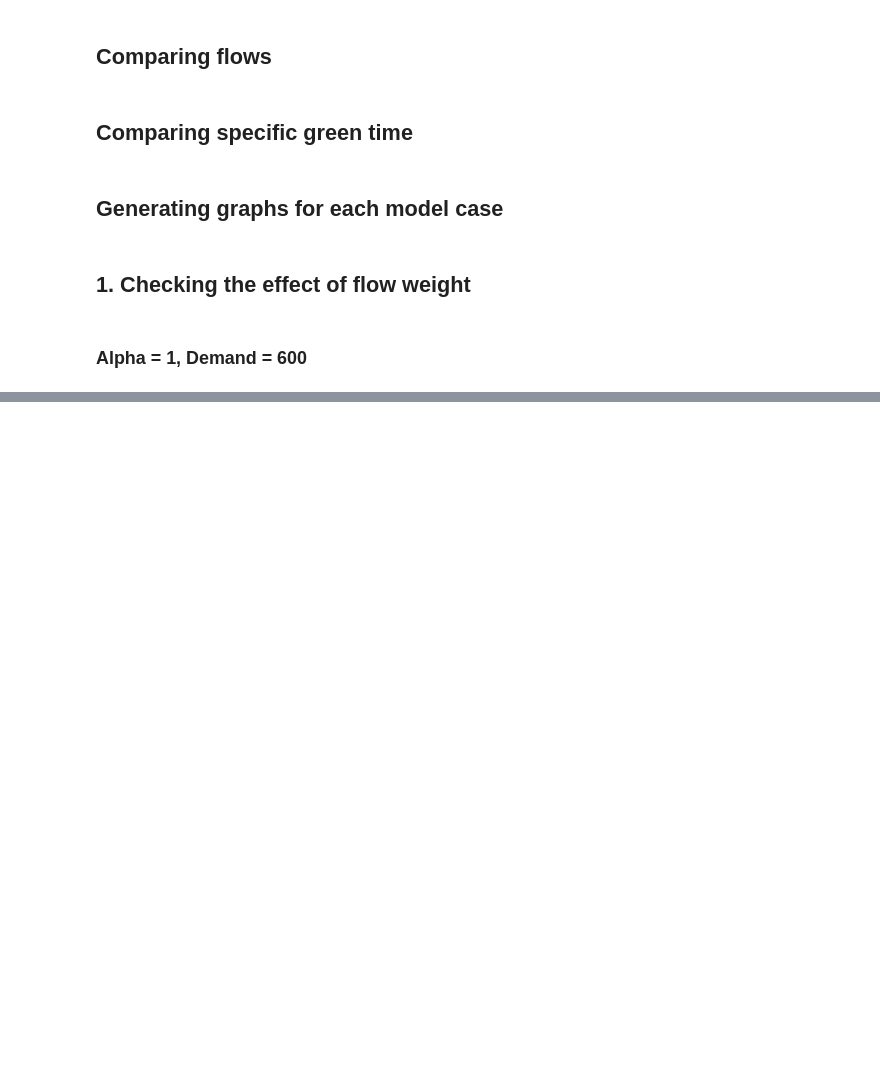
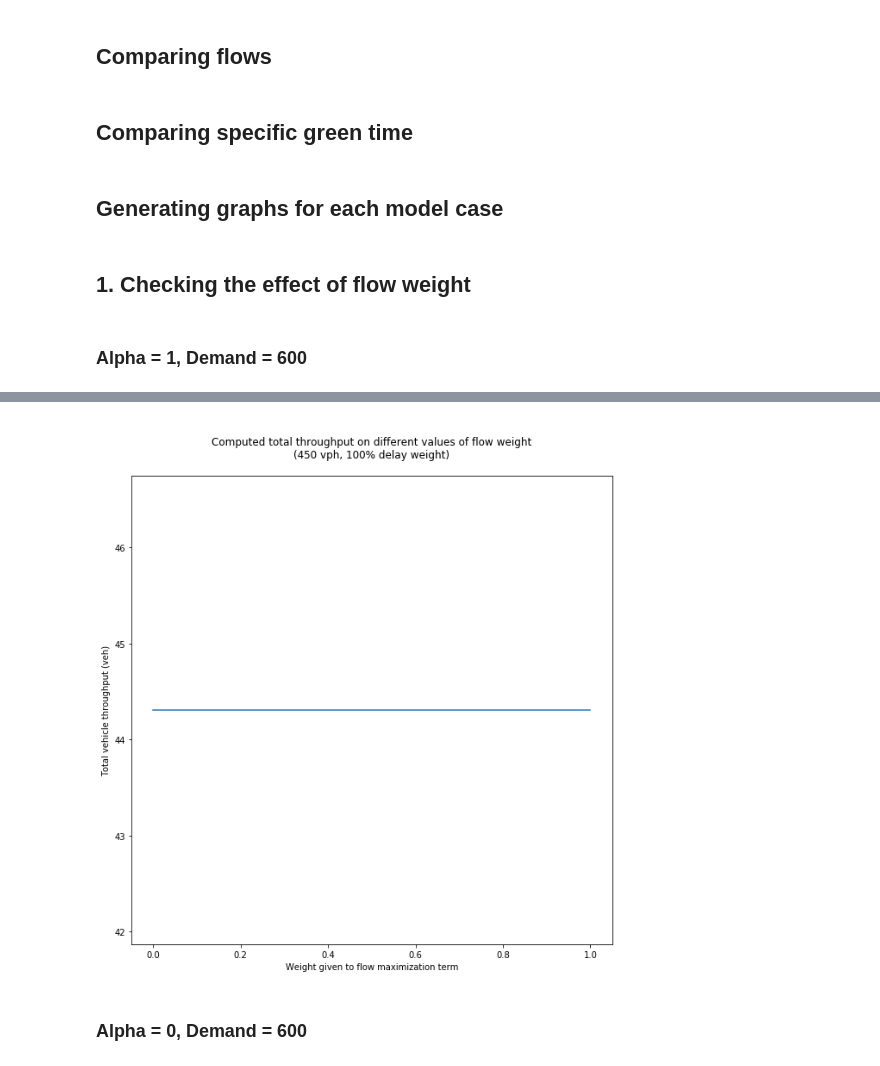
Before and after one commit to DEGABGED/linear_solver, a Jupyter notebook: CTM MILP Model Running Environment.ipynb, the cells around one changed output, grey strips where cells are left out. Drawn from its saved outputs; the diff is of its cells as text; code cells hidden in the pictures; blank space fills up the shorter version.

```diff
--- a/CTM MILP Model Running Environment.ipynb
+++ b/CTM MILP Model Running Environment.ipynb
@@ -52,9 +52,10 @@ def run_model(demand, use=False, flow_weight=0.0, alpha=1.0, log_output=True):
     runtime = model.solve(log_output=log_output)
     dfx, dfy, dfg = model.return_solution()
     dfparams = model.return_parameters()
-    return dfx, dfy, dfg, dfparams, runtime
+    obj_values = model.return_objective_value()
+    return dfx, dfy, dfg, dfparams, obj_values, runtime
 # %%
-dfx, dfy, dfg, dfparams, runtime = run_model(demand=600, alpha=0.5, use=True, flow_weight=0.5)
+dfx, dfy, dfg, dfparams, obj_values, runtime = run_model(demand=600, alpha=0.5, use=True, flow_weight=0.5)
 # %% [output]
 Solving...
 CPXPARAM_Read_DataCheck                          1
@@ -258,11 +256,13 @@ generate_graphs(dfx, dfy, dfg, 22.5, 4, 600, 0.2, 0.5)
 # %%
-#flow_weights = [(x / 10.0) for x in range(11)]
-flow_weights = []
+flow_weights = [(x / 10.0) for x in range(11)]
+#flow_weights = []
 
 runtimes = []
+obj_value_list = []
 
 for f in flow_weights:
-    dfx, dfy, dfg, dfparams, runtime = run_model(demand=600, alpha=1, use=f>0.05, flow_weight=f)
+    dfx, dfy, dfg, dfparams, obj_values, runtime = run_model(demand=600, alpha=1, use=f>0.05, flow_weight=f, log_output=False)
     runtimes.append(runtime)
-    generate_graphs(dfx, dfy, dfg, dfparams.capacity[(3,0,1)], dfparams.max_flow[(3,0,1)], 600, 1, f, folder='flow_weights/')
+    obj_value_list.append(obj_values)
+    #generate_graphs(dfx, dfy, dfg, dfparams.capacity[(3,0,1)], dfparams.max_flow[(3,0,1)], 450, 1, f, folder='flow_weights/')
     print("\n~~~\nDone with {}!\n~~~\n".format(f))
@@ -268,0 +301,15 @@ for f in flow_weights:
+# %%
+fig, ax = plt.subplots(1,1,figsize=(10,10))
+
+ax.plot(np.arange(0,1.05,0.1), [x[1] for x in obj_value_list])
+ax.set_title('''
+Computed total throughput on different values of flow weight
+(450 vph, 100% delay weight)
+''')
+ax.set_ylabel("Total vehicle throughput (veh)")
+ax.set_xlabel("Weight given to flow maximization term")
+fig.savefig("graphs/throughput.png")
+# %% [output]
+[figure, added]
+# %% [markdown]
+### Alpha = 0, Demand = 600
```
Also changed, not shown: parts of 20 cells of this notebook, 2 other files.
